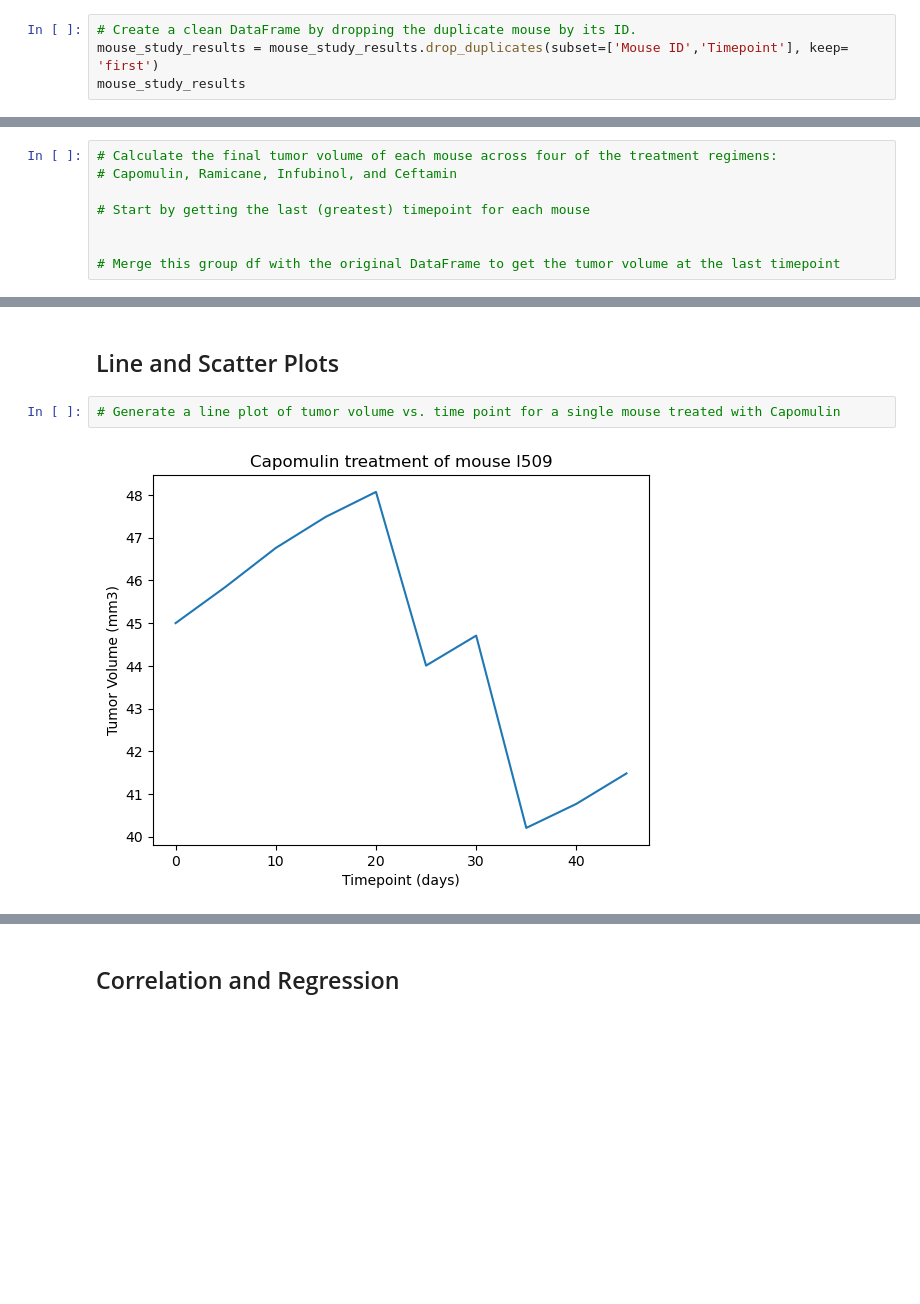
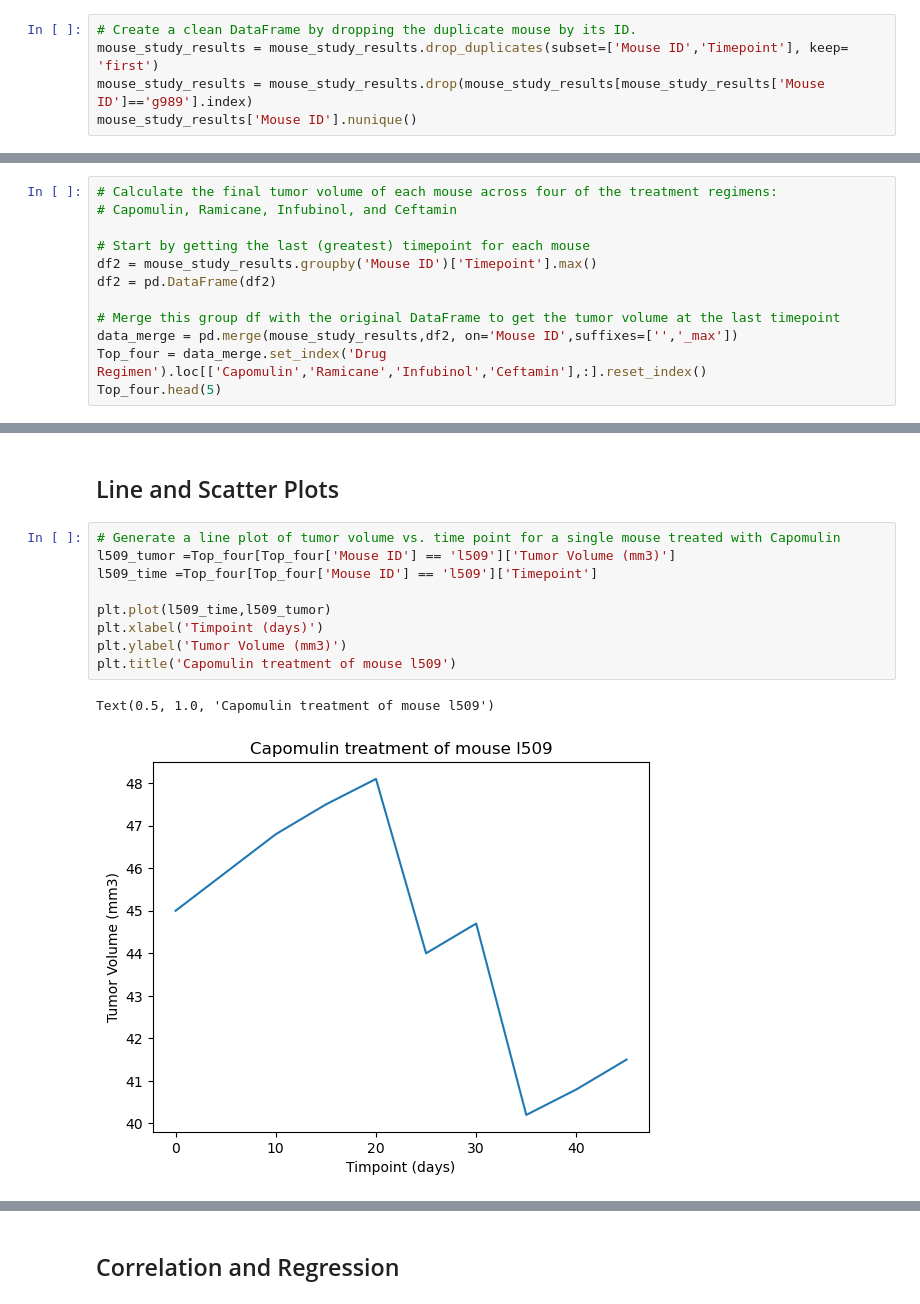
Before and after one commit to Vallkhan/Matplotlib-Project, a Jupyter notebook: pymaceuticals_starter_working_copy.ipynb, the cells around one changed output, grey strips where cells are left out. Saved outputs shown, nothing was run; the diff lists cells and outputs as text; blank space fills up the shorter version.

```diff
--- a/pymaceuticals_starter_working_copy.ipynb
+++ b/pymaceuticals_starter_working_copy.ipynb
@@ -89,5 +89,6 @@ mouse_study_results[mouse_study_results['Mouse ID'] =='g989']
 # %%
 # Create a clean DataFrame by dropping the duplicate mouse by its ID.
 mouse_study_results = mouse_study_results.drop_duplicates(subset=['Mouse ID','Timepoint'], keep= 'first')
-mouse_study_results
+mouse_study_results = mouse_study_results.drop(mouse_study_results[mouse_study_results['Mouse ID']=='g989'].index)
+mouse_study_results['Mouse ID'].nunique()
 # %% [output]
@@ -250,6 +234,10 @@ plt.show
 # Capomulin, Ramicane, Infubinol, and Ceftamin
 
 # Start by getting the last (greatest) timepoint for each mouse
-
+df2 = mouse_study_results.groupby('Mouse ID')['Timepoint'].max()
+df2 = pd.DataFrame(df2)
 
 # Merge this group df with the original DataFrame to get the tumor volume at the last timepoint
+data_merge = pd.merge(mouse_study_results,df2, on='Mouse ID',suffixes=['','_max'])
+Top_four = data_merge.set_index('Drug Regimen').loc[['Capomulin','Ramicane','Infubinol','Ceftamin'],:].reset_index()
+Top_four.head(5)
@@ -284,7 +354,15 @@ Ceftamin's potential outliers: Series([], Name: Tumor Volume (mm3), dtype: float
 ## Line and Scatter Plots
 # %%
 # Generate a line plot of tumor volume vs. time point for a single mouse treated with Capomulin
+l509_tumor =Top_four[Top_four['Mouse ID'] == 'l509']['Tumor Volume (mm3)']
+l509_time =Top_four[Top_four['Mouse ID'] == 'l509']['Timepoint']
+
+plt.plot(l509_time,l509_tumor)
+plt.xlabel('Timpoint (days)')
+plt.ylabel('Tumor Volume (mm3)')
+plt.title('Capomulin treatment of mouse l509')
 # %% [output]
+Text(0.5, 1.0, 'Capomulin treatment of mouse l509')
-[figure, old version]
+[figure, new version]
 # %%
 # Generate a scatter plot of mouse weight vs. the average observed tumor volume for the entire Capomulin regimen
```
Also changed, not shown: parts of 17 cells of this notebook.
